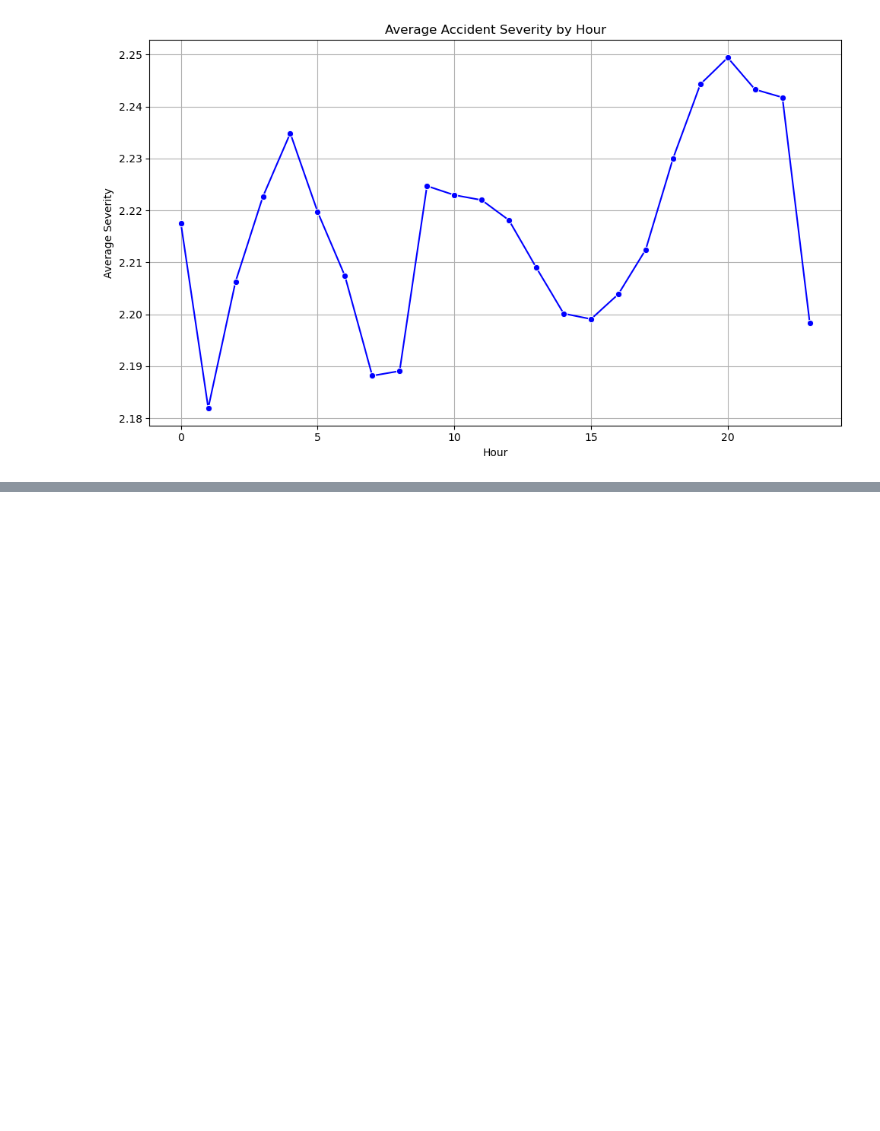
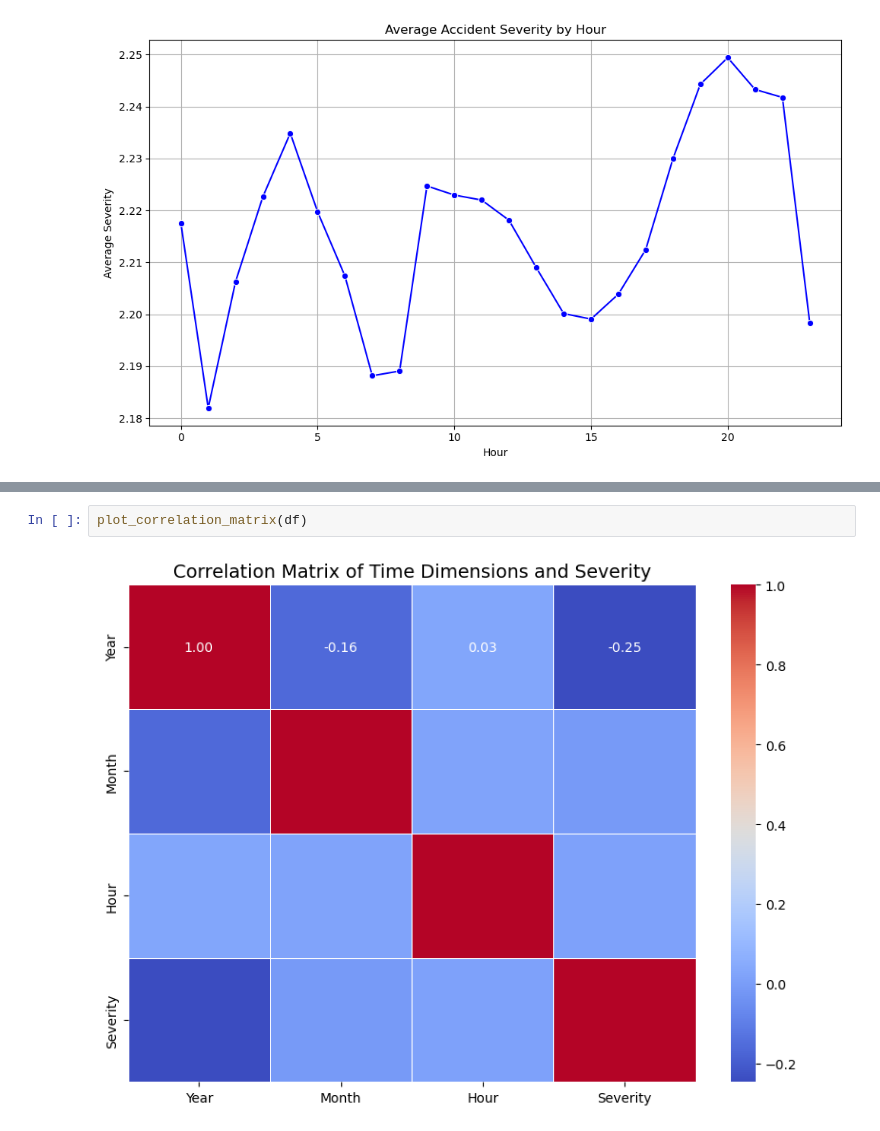
Before and after one commit to suryaprakashtk/US_Car_Accident_Data_Analysis, a Jupyter notebook: src/time_severity.ipynb, the cells around one changed output, grey strips where cells are left out. Drawn from its saved outputs; the diff is of its cells as text; blank space fills up the shorter version.

```diff
--- a/src/time_severity.ipynb
+++ b/src/time_severity.ipynb
@@ -224,0 +262,4 @@ analyze_time_vs_severity(df)
+# %%
+plot_correlation_matrix(df)
+# %% [output]
+[figure, added]
```
Also changed, not shown: parts of 1 cell of this notebook.
